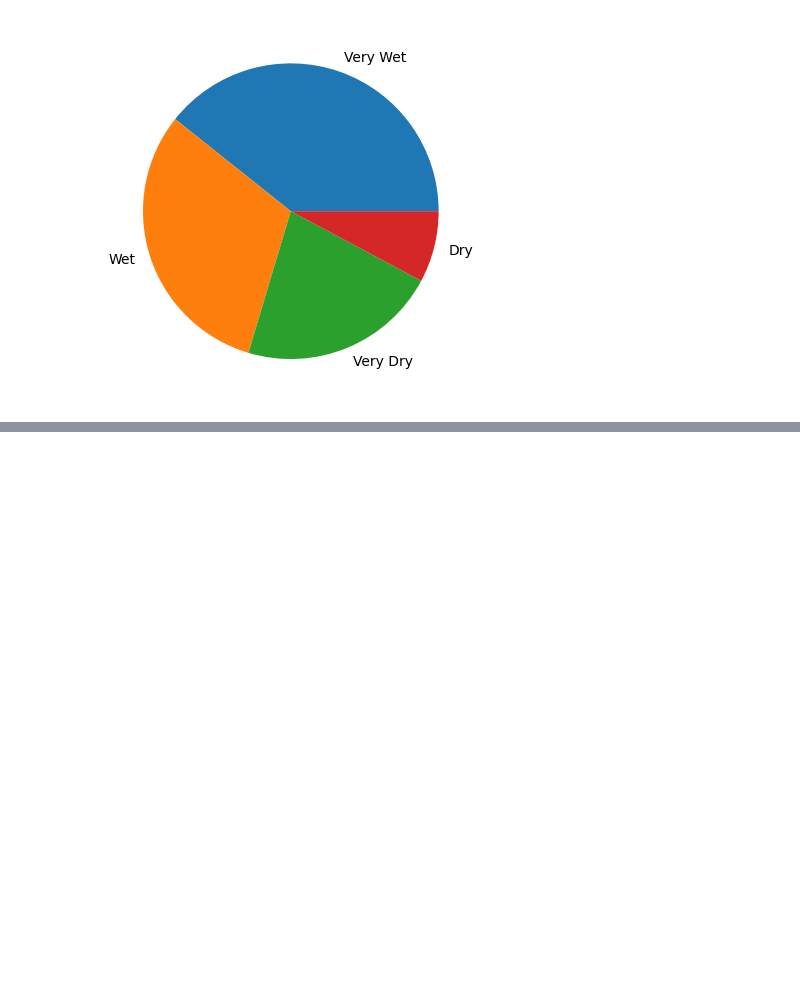
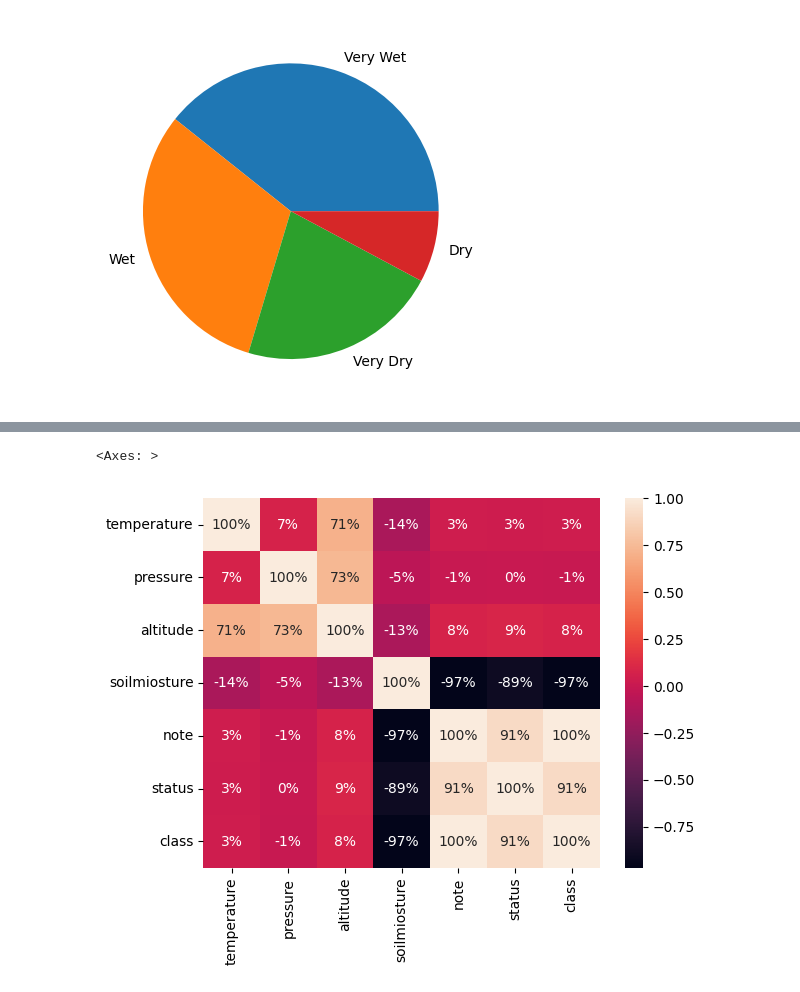
Before and after one commit to OMCHOKSI108/Smart_Agriculture_System, a Jupyter notebook: Irrigation_schedule.ipynb, the cells around one changed output, grey strips where cells are left out. Cells and saved outputs as stored; diff of their text form; code cells hidden in the pictures; blank space fills up the shorter version.

Commit message:
Converted the categorical values into numerical using ordinalencoder and checked the correlation between the attributes..

```diff
--- a/Irrigation_schedule.ipynb
+++ b/Irrigation_schedule.ipynb
@@ -170,3 +170,13 @@ plt.pie(modified_df['class'].value_counts(), labels = modified_df['class'].value
 plt.show()
 # %% [output]
 [figure]
+# %%
+#Here we will use label encoding, since there is a natural ordinal order
+from sklearn.preprocessing import OrdinalEncoder
+# Define the correct order of moisture levels
+custom_order = [["Very Dry", "Dry", "Wet", "Very Wet"]]
+
+# Initialize OrdinalEncoder with the predefined order
+oe = OrdinalEncoder(categories=custom_order)
+modified_df['class'] = oe.fit_transform(modified_df[['class']])
+modified_df.head()
@@ -172,0 +202,3 @@ plt.show()
+# %%
+correlations = modified_df.corr()   #Leaving date and time
+correlations
@@ -172,0 +214,6 @@ plt.show()
+# %%
+#Visualize the correlation of above data using heatmap
+sns.heatmap(correlations, annot=True,fmt='.0%')
+# %% [output]
+<Axes: >
+[figure, added]
```
Also changed, not shown: parts of 5 cells of this notebook.
